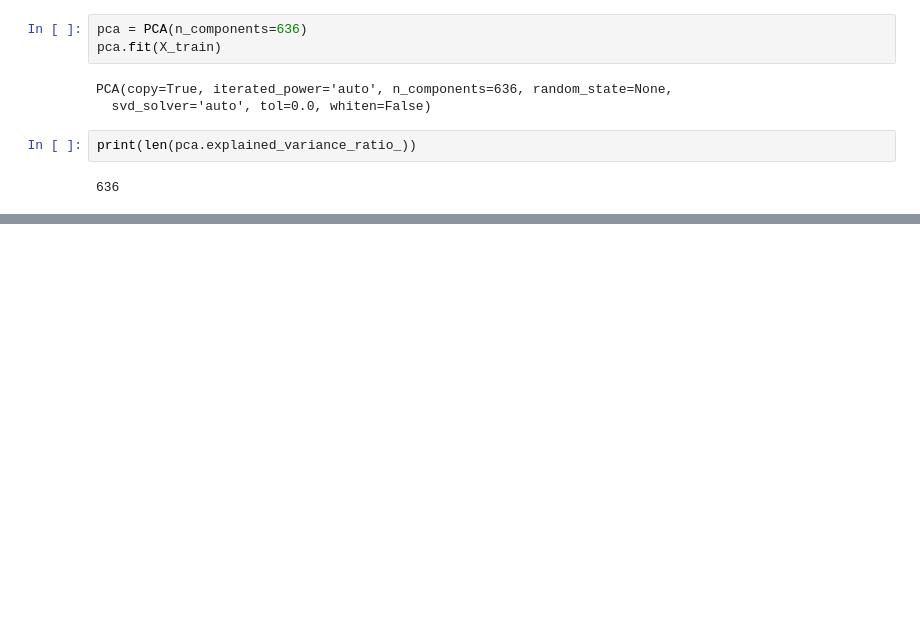
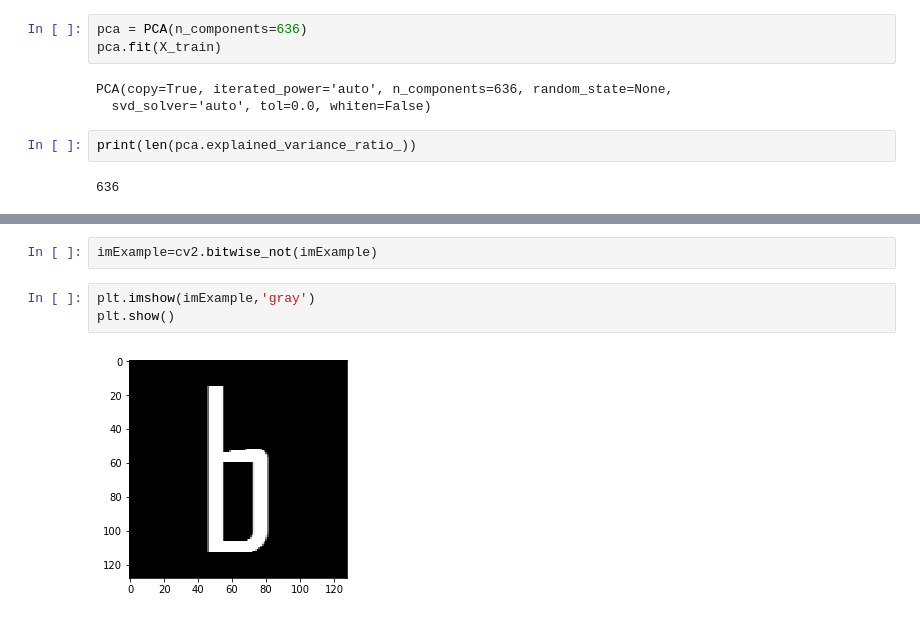
Before and after one commit to Matakov/DOAS-Project, a Jupyter notebook: FirstClassifier.ipynb, the cells around one changed output, grey strips where cells are left out. Drawn from its saved outputs; the diff is of its cells as text; blank space fills up the shorter version.

```diff
--- a/FirstClassifier.ipynb
+++ b/FirstClassifier.ipynb
@@ -300,0 +346,7 @@ print(len(pca.explained_variance_ratio_))
+# %%
+imExample=cv2.bitwise_not(imExample)
+# %%
+plt.imshow(imExample,'gray')
+plt.show()
+# %% [output]
+[figure, added]
```
Also changed, not shown: parts of 24 cells of this notebook, 4 other files.
